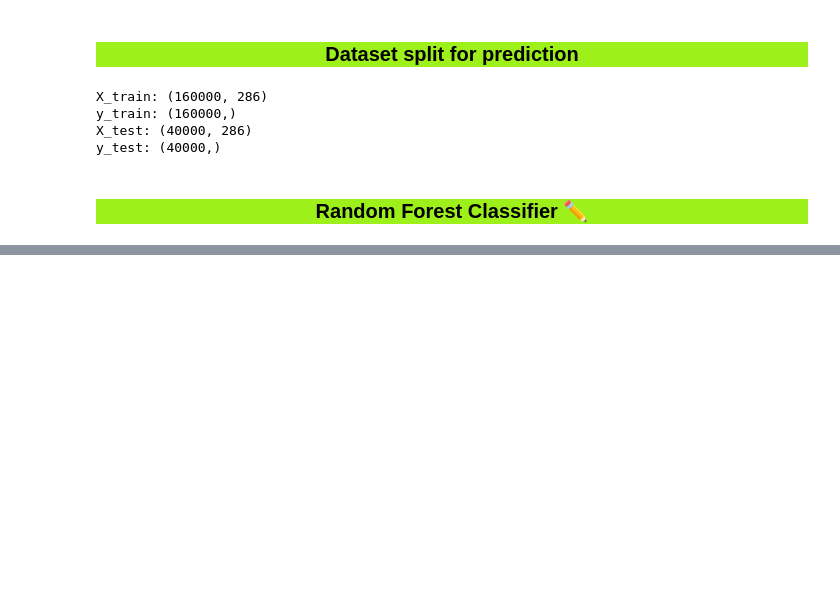
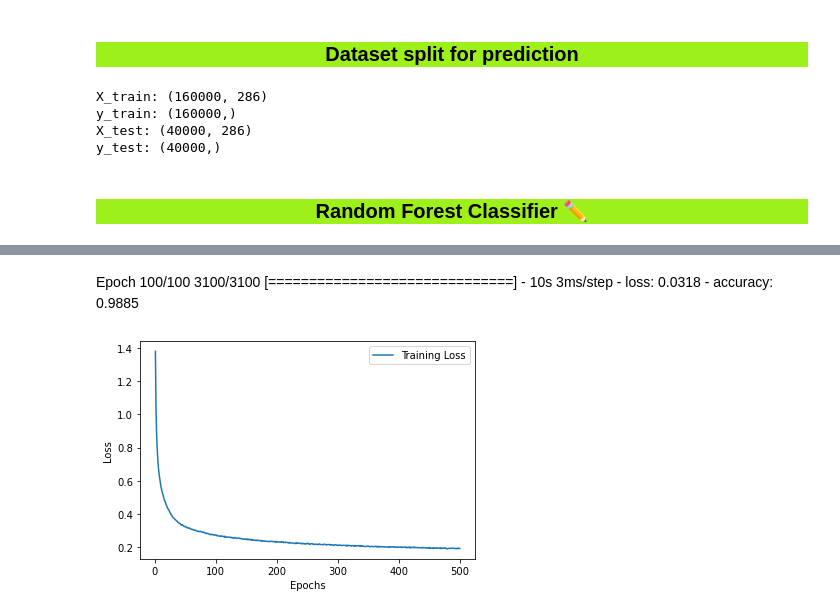
Before and after one commit to cloud-erik/5509, a Jupyter notebook: random-forest.ipynb, the cells around one changed output, grey strips where cells are left out. Cells and saved outputs as stored; diff of their text form; code cells hidden in the pictures; blank space fills up the shorter version.

```diff
--- a/random-forest.ipynb
+++ b/random-forest.ipynb
@@ -585,0 +523,4 @@ One vs. All SVM:
+# %%
+# fit Model on testdata Could also be used to continue training
+
+model.fit(tf.convert_to_tensor(X_train.values), tf.convert_to_tensor(y_train), epochs=100)
@@ -585,0 +546,9 @@ One vs. All SVM:
+# %%
+training_loss = list(model.history.history['loss'])
+epochs = len(training_loss)
+# %%
+# # continue trainging
+
+additional_epochs = 400
+
+model.fit(tf.convert_to_tensor(X_train.values), tf.convert_to_tensor(y_train), epochs=epochs+additional_epochs, initial_epoch=epochs)
@@ -585,0 +574,16 @@ One vs. All SVM:
+# %% [markdown]
+Epoch 100/100
+3100/3100 [==============================] - 10s 3ms/step - loss: 0.0318 - accuracy: 0.9885
+# %%
+training_loss.extend(list(model.history.history['loss']))
+epochs = len(training_loss)
+# %%
+
+plt.plot(list(range(1,epochs+1,1)), training_loss, label='Training Loss')
+plt.xlabel('Epochs')
+plt.ylabel('Loss')
+plt.legend()
+
+plt.show()
+# %% [output]
+[figure, added]
```
Also changed, not shown: parts of 65 cells of this notebook.
